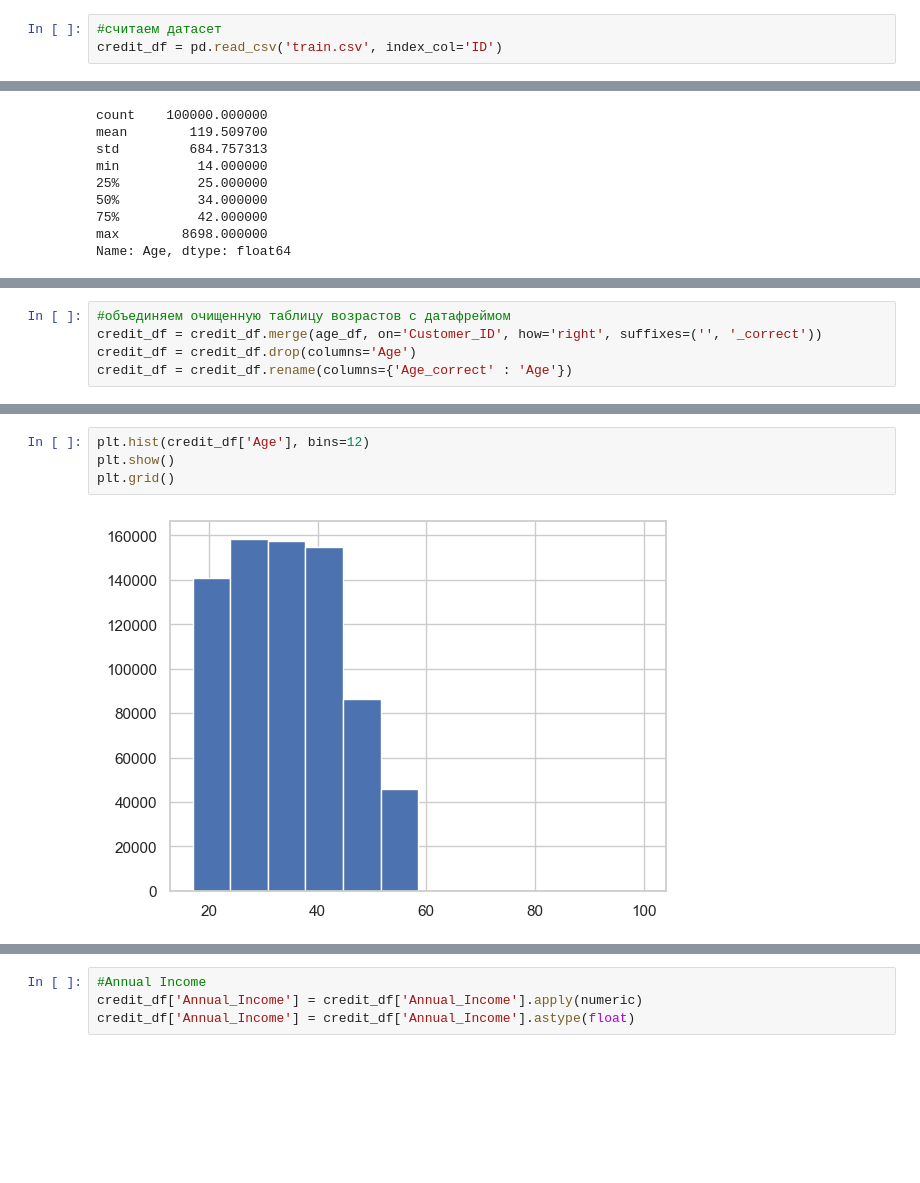
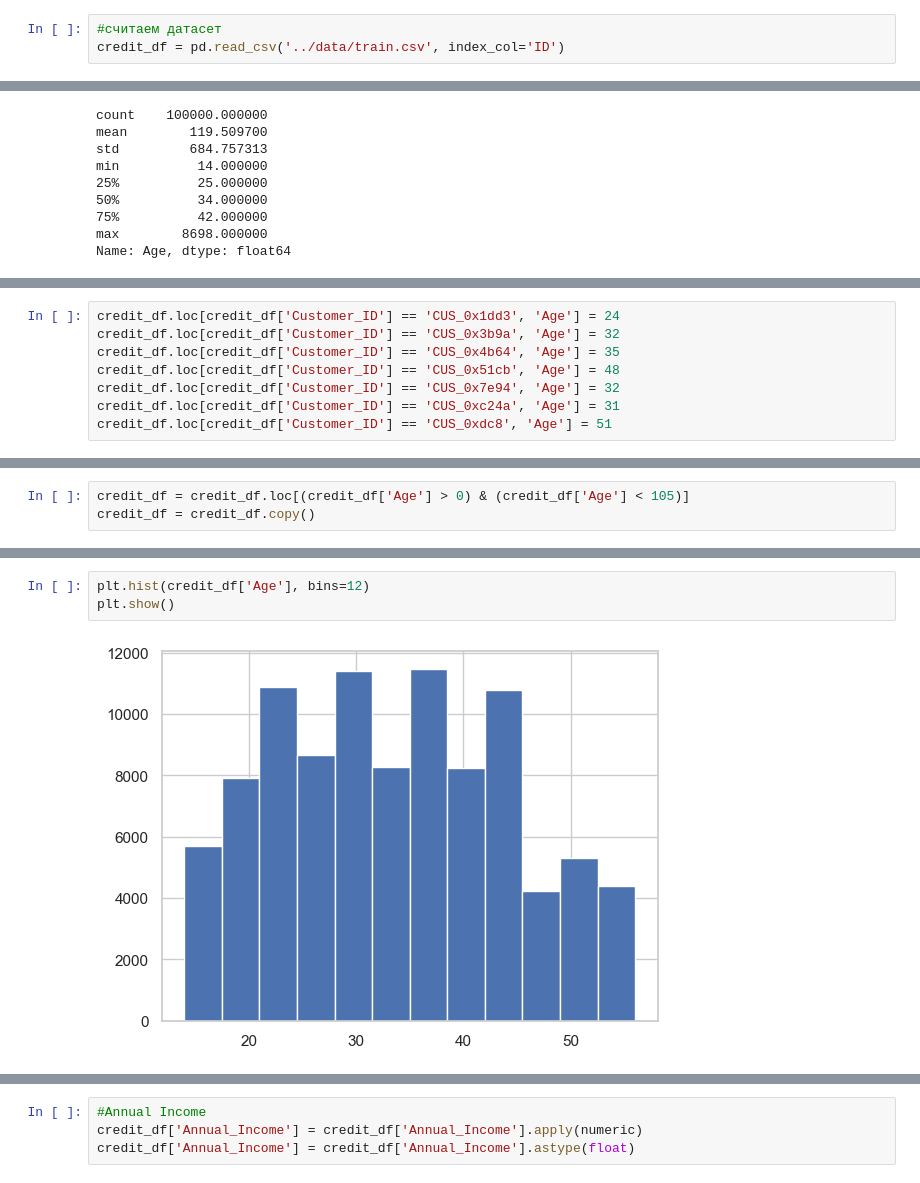
Before and after one commit to Lotra2005/Data-analysis-projects, a Jupyter notebook: Credit scoring EDA/notebooks/Credit score.ipynb, the cells around one changed output, grey strips where cells are left out. Drawn from its saved outputs; the diff is of its cells as text; blank space fills up the shorter version.

Commit message:
fix for age EDA, delete merge

```diff
--- a/Credit scoring EDA/notebooks/Credit score.ipynb
+++ b/Credit scoring EDA/notebooks/Credit score.ipynb
@@ -18,7 +18,7 @@ import seaborn as sns
 sns.set_theme(style="whitegrid")
 # %%
 #считаем датасет
-credit_df = pd.read_csv('train.csv', index_col='ID')
+credit_df = pd.read_csv('../data/train.csv', index_col='ID')
 # %%
 #отобразим
 display(credit_df)
@@ -228,5 +274,0 @@ age_df
-# %%
-#объединяем очищенную таблицу возрастов с датафреймом
-credit_df = credit_df.merge(age_df, on='Customer_ID', how='right', suffixes=('', '_correct'))
-credit_df = credit_df.drop(columns='Age')
-credit_df = credit_df.rename(columns={'Age_correct' : 'Age'})
@@ -233,3 +402,11 @@ credit_df = credit_df.rename(columns={'Age_correct' : 'Age'})
+# %%
+credit_df.loc[credit_df['Customer_ID'] == 'CUS_0x1dd3', 'Age'] = 24
+credit_df.loc[credit_df['Customer_ID'] == 'CUS_0x3b9a', 'Age'] = 32
+credit_df.loc[credit_df['Customer_ID'] == 'CUS_0x4b64', 'Age'] = 35
+credit_df.loc[credit_df['Customer_ID'] == 'CUS_0x51cb', 'Age'] = 48
+credit_df.loc[credit_df['Customer_ID'] == 'CUS_0x7e94', 'Age'] = 32
+credit_df.loc[credit_df['Customer_ID'] == 'CUS_0xc24a', 'Age'] = 31
+credit_df.loc[credit_df['Customer_ID'] == 'CUS_0xdc8', 'Age'] = 51
 # %%
 credit_df
 # %% [output]
@@ -249,3 +434,6 @@ credit_df
+# %%
+credit_df = credit_df.loc[(credit_df['Age'] > 0) & (credit_df['Age'] < 105)]
+credit_df = credit_df.copy()
 # %%
 age_group = credit_df.groupby(by='Age')['Age'].count()
 age_group.plot(kind='bar', grid=True, figsize=(10, 5))
@@ -255,9 +443,8 @@ plt.show()
 # %%
 plt.hist(credit_df['Age'], bins=12)
 plt.show()
-plt.grid()
 # %% [output]
-[figure, old version]
+[figure, new version]
 # %%
 plt.boxplot(x='Age', data=credit_df)
 plt.show()
```
Also changed, not shown: parts of 32 cells of this notebook.
